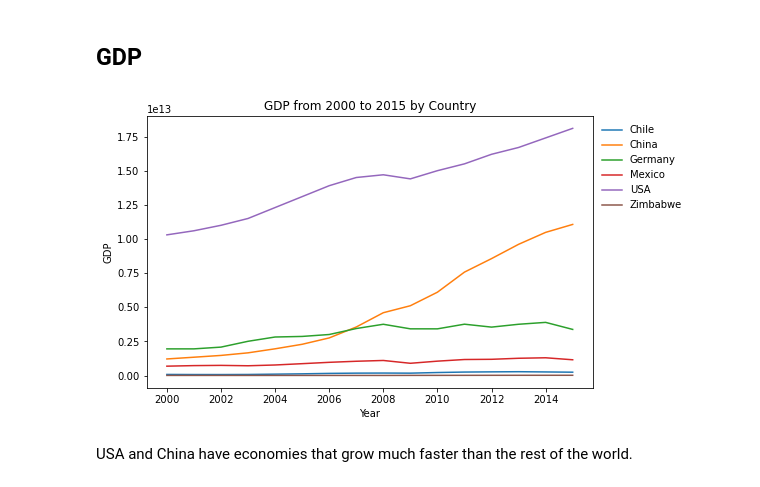
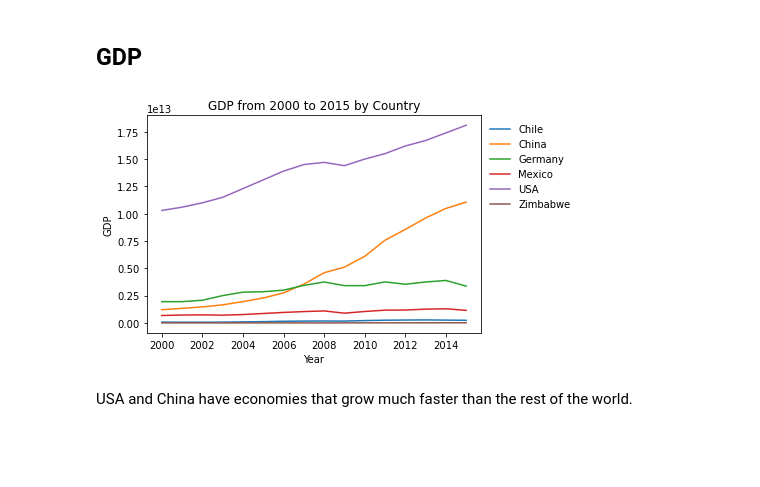
Before and after one commit to max-torch/Life-Expectancy-Codecademy-Portfolio, a Jupyter notebook: life_expectancy_gdp_report.ipynb, the cells around one changed output. Cells and saved outputs as stored; diff of their text form; code cells hidden in the pictures; blank space fills up the shorter version.

```diff
--- a/life_expectancy_gdp_report.ipynb
+++ b/life_expectancy_gdp_report.ipynb
@@ -68,13 +67,14 @@ Writing for Brittanica, Clyde William Sanger and various contributors discuss th
 # %% [markdown]
 ## GDP
 # %%
-plt.figure(figsize = (8, 5))
+# plt.figure(figsize = (8, 5))
 sns.lineplot(data = df, x = 'Year', y = 'GDP', hue = 'Country')
 plt.title("GDP from 2000 to 2015 by Country")
 plt.legend(df.Country.unique(), bbox_to_anchor=(1,1), loc = 'upper left', frameon = False)
+# plt.savefig('fig3.svg', transparent=True, bbox_inches='tight')
 plt.show()
 # %% [output]
-[figure, old version]
+[figure, new version]
 # %% [markdown]
 USA and China have economies that grow much faster than the rest of the world.
 # %%
```
Also changed, not shown: parts of 7 cells of this notebook.
